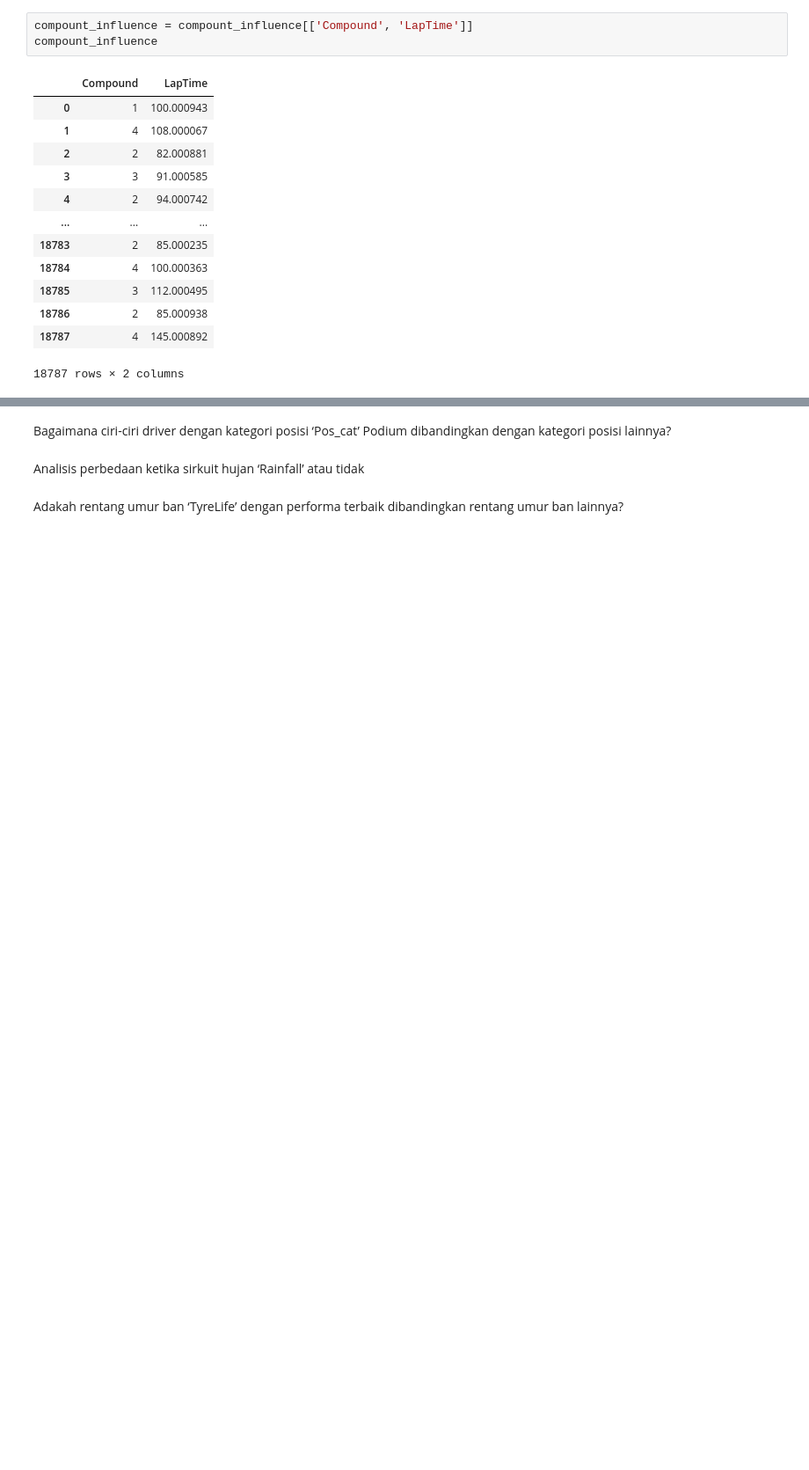
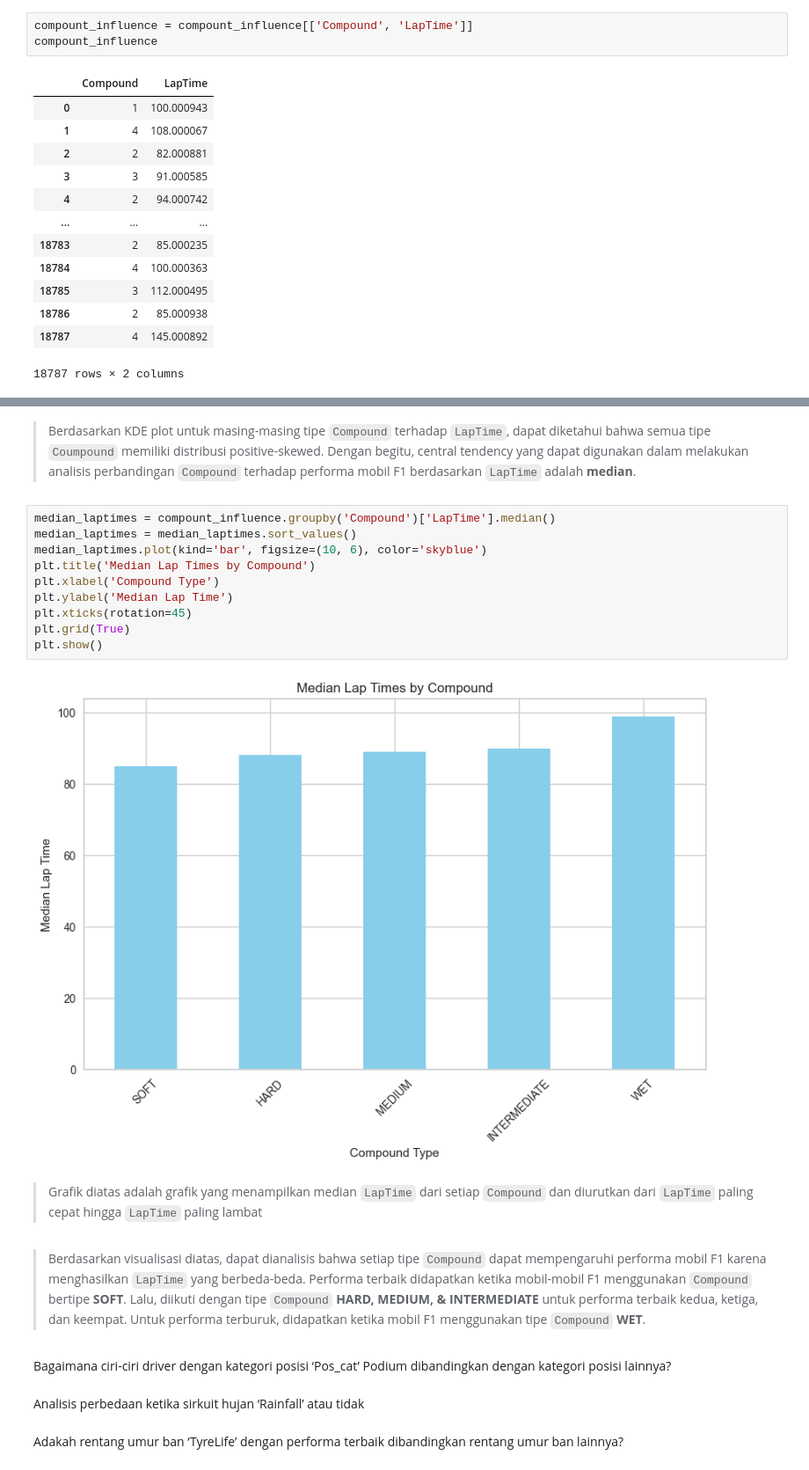
Before and after one commit to F1-biasa-aja/F1-kasdd, a Jupyter notebook: F1 Biasa Aja.ipynb, the cells around one changed output, grey strips where cells are left out. Shown at 88% size. Saved outputs shown, nothing was run; the diff lists cells and outputs as text; blank space fills up the shorter version.

```diff
--- a/F1 Biasa Aja.ipynb
+++ b/F1 Biasa Aja.ipynb
@@ -377,3 +413,21 @@ compount_influence
+# %% [markdown]
+>Berdasarkan KDE plot untuk masing-masing tipe `Compound` terhadap `LapTime`, dapat diketahui bahwa semua tipe `Coumpound` memiliki distribusi positive-skewed. Dengan begitu, central tendency yang dapat digunakan dalam melakukan analisis perbandingan `Compound` terhadap performa mobil F1 berdasarkan `LapTime` adalah **median**.
+# %%
+median_laptimes = compount_influence.groupby('Compound')['LapTime'].median()
+median_laptimes = median_laptimes.sort_values()
+median_laptimes.plot(kind='bar', figsize=(10, 6), color='skyblue')
+plt.title('Median Lap Times by Compound')
+plt.xlabel('Compound Type')
+plt.ylabel('Median Lap Time')
+plt.xticks(rotation=45)
+plt.grid(True)
+plt.show()
+# %% [output]
+[figure, added]
+# %% [markdown]
+> Grafik diatas adalah grafik yang menampilkan median `LapTime` dari setiap `Compound` dan diurutkan dari `LapTime` paling cepat hingga `LapTime` paling lambat
+# %% [markdown]
+>Berdasarkan visualisasi diatas, dapat dianalisis bahwa setiap tipe `Compound` dapat mempengaruhi performa mobil F1 karena menghasilkan `LapTime` yang berbeda-beda. Performa terbaik didapatkan ketika mobil-mobil F1 menggunakan `Compound` bertipe **SOFT**. Lalu, diikuti dengan tipe  `Compound` **HARD, MEDIUM, & INTERMEDIATE** untuk performa terbaik kedua, ketiga, dan keempat. Untuk performa terburuk, didapatkan ketika mobil F1 menggunakan tipe `Compound` **WET**.
 # %% [markdown]
 Bagaimana ciri-ciri driver dengan kategori posisi ‘Pos_cat’ Podium dibandingkan dengan kategori posisi lainnya?
 # %% [markdown]
```
Also changed, not shown: parts of 3 cells of this notebook.
